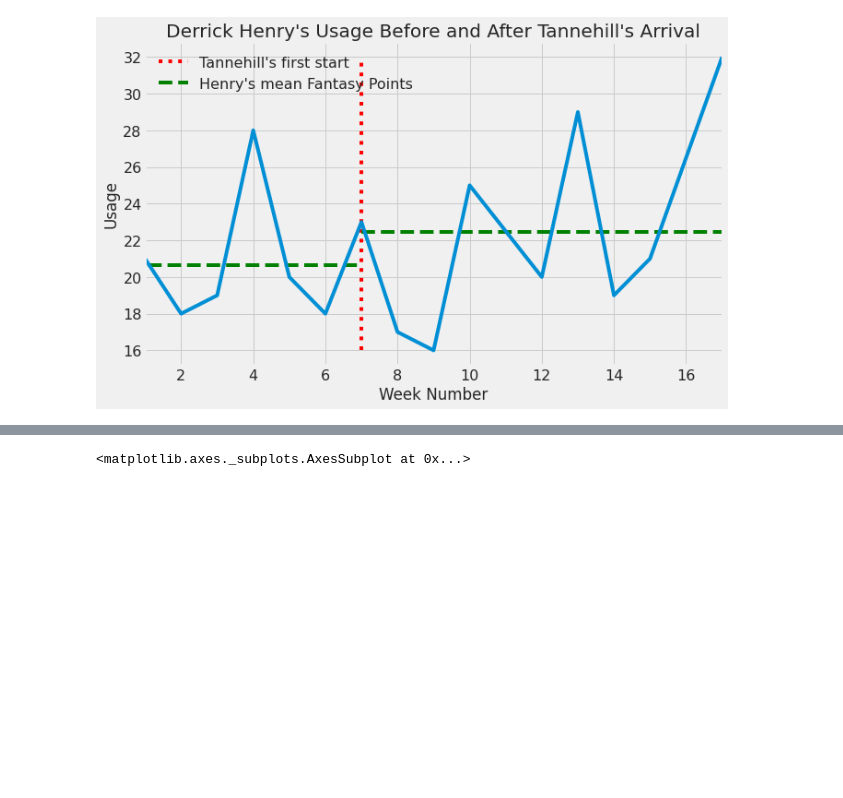
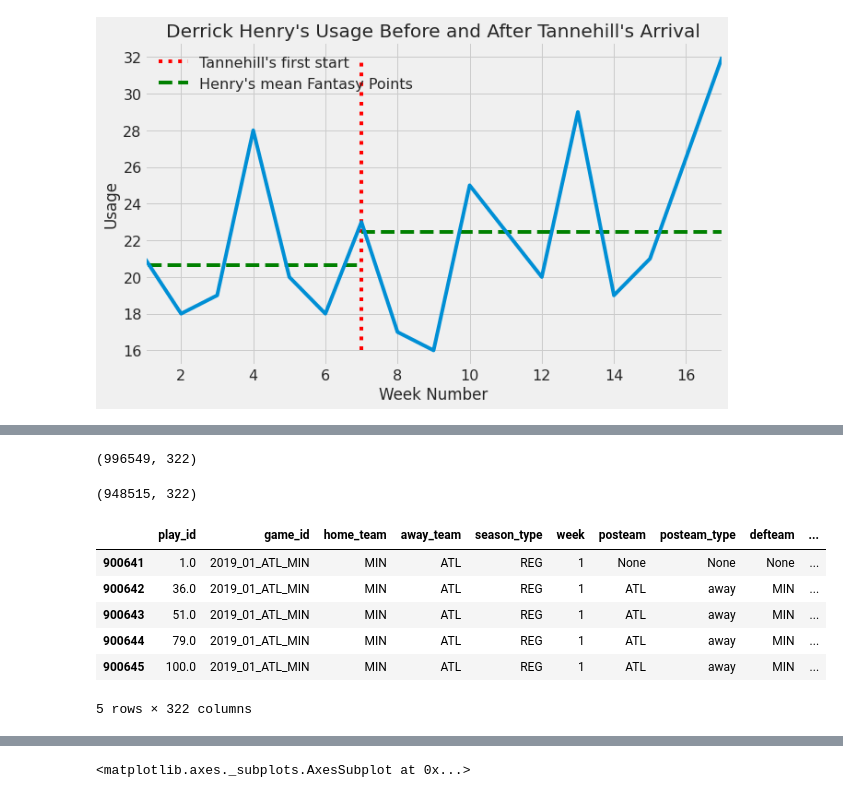
Before and after one commit to piercepatrick/Fantasy-Football-Analysis, a Jupyter notebook: Tannehilll_Analysis.ipynb, the cells around one changed output, grey strips where cells are left out. Cells and saved outputs as stored; diff of their text form; code cells hidden in the pictures; blank space fills up the shorter version.

```diff
--- a/Tannehilll_Analysis.ipynb
+++ b/Tannehilll_Analysis.ipynb
@@ -551,0 +533,14 @@ plt.legend()
+# %%
+nflfastr_dir = '/content/drive/My Drive/nflfastR-data'
+data_type = '.parquet'
+files_to_load = [f"{nflfastr_dir}/data/{x}" for x in os.listdir(f"{nflfastr_dir}/data") if x.endswith(data_type)]
+# this loads the data into a `pandas` dataframe and appends each file to the dataframe
+df = pd.DataFrame()
+for fn in files_to_load:
+  _df = pd.read_parquet(fn)
+  df = df.append(_df,ignore_index=True)
+
+# this is for verification that we loaded in a bunch of data. This is the rows X columns of the dataframe
+print(df.shape)
+# %% [output]
+(996549, 322)
@@ -551,0 +549,15 @@ plt.legend()
+# %%
+df = df[df['season'] != 2019]
+df.shape
+# %% [output]
+(948515, 322)
+# %%
+pbp2019.head()
+# %% [output]
+|  | play_id | game_id | home_team | away_team | season_type | week | posteam | posteam_type | defteam | ... |
+| 900641 | 1.0 | 2019_01_ATL_MIN | MIN | ATL | REG | 1 | None | None | None | ... |
+| 900642 | 36.0 | 2019_01_ATL_MIN | MIN | ATL | REG | 1 | ATL | away | MIN | ... |
+| 900643 | 51.0 | 2019_01_ATL_MIN | MIN | ATL | REG | 1 | ATL | away | MIN | ... |
+| 900644 | 79.0 | 2019_01_ATL_MIN | MIN | ATL | REG | 1 | ATL | away | MIN | ... |
+| 900645 | 100.0 | 2019_01_ATL_MIN | MIN | ATL | REG | 1 | ATL | away | MIN | ... |
+5 rows × 322 columns
```
Also changed, not shown: parts of 13 cells of this notebook.
